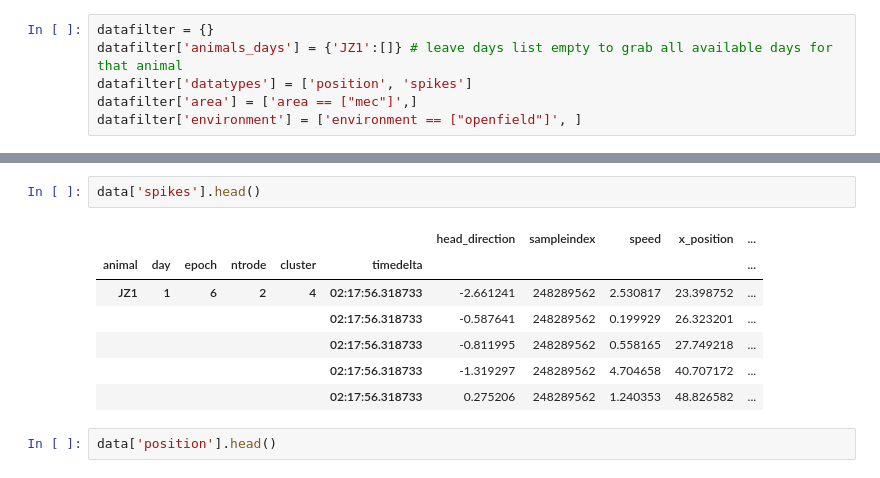
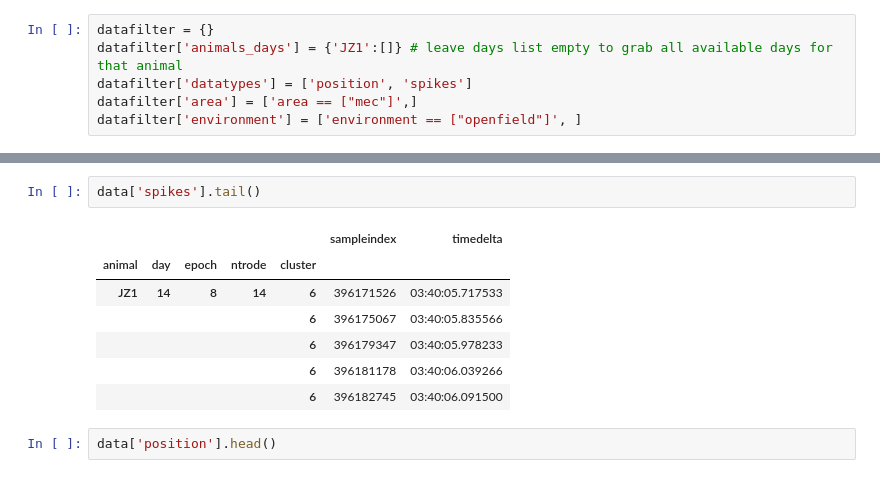
Before and after one commit to droumis/pyphy, a Jupyter notebook: code/spatial_rate_maps.ipynb, the cells around one changed output, grey strips where cells are left out. Drawn from its saved outputs; the diff is of its cells as text.

```diff
--- a/code/spatial_rate_maps.ipynb
+++ b/code/spatial_rate_maps.ipynb
@@ -65,13 +45,13 @@ KeyError: 'No object named spikes in the file'
 # %%
-data['spikes'].head()
+data['spikes'].tail()
 # %% [output]
-|  |  |  |  |  |  | head_direction | sampleindex | speed | x_position | ... |
-| animal | day | epoch | ntrode | cluster | timedelta |  |  |  |  | ... |
-| JZ1 | 1 | 6 | 2 | 4 | 02:17:56.318733 | -2.661241 | 248289562 | 2.530817 | 23.398752 | ... |
-|  |  |  |  |  | 02:17:56.318733 | -0.587641 | 248289562 | 0.199929 | 26.323201 | ... |
-|  |  |  |  |  | 02:17:56.318733 | -0.811995 | 248289562 | 0.558165 | 27.749218 | ... |
-|  |  |  |  |  | 02:17:56.318733 | -1.319297 | 248289562 | 4.704658 | 40.707172 | ... |
-|  |  |  |  |  | 02:17:56.318733 | 0.275206 | 248289562 | 1.240353 | 48.826582 | ... |
+|  |  |  |  |  | sampleindex | timedelta |
+| animal | day | epoch | ntrode | cluster |  |  |
+| JZ1 | 14 | 8 | 14 | 6 | 396171526 | 03:40:05.717533 |
+|  |  |  |  | 6 | 396175067 | 03:40:05.835566 |
+|  |  |  |  | 6 | 396179347 | 03:40:05.978233 |
+|  |  |  |  | 6 | 396181178 | 03:40:06.039266 |
+|  |  |  |  | 6 | 396182745 | 03:40:06.091500 |
 # %%
 data['position'].head()
 # %% [output]
```
Also changed, not shown: parts of 9 cells of this notebook, 7 other files.
